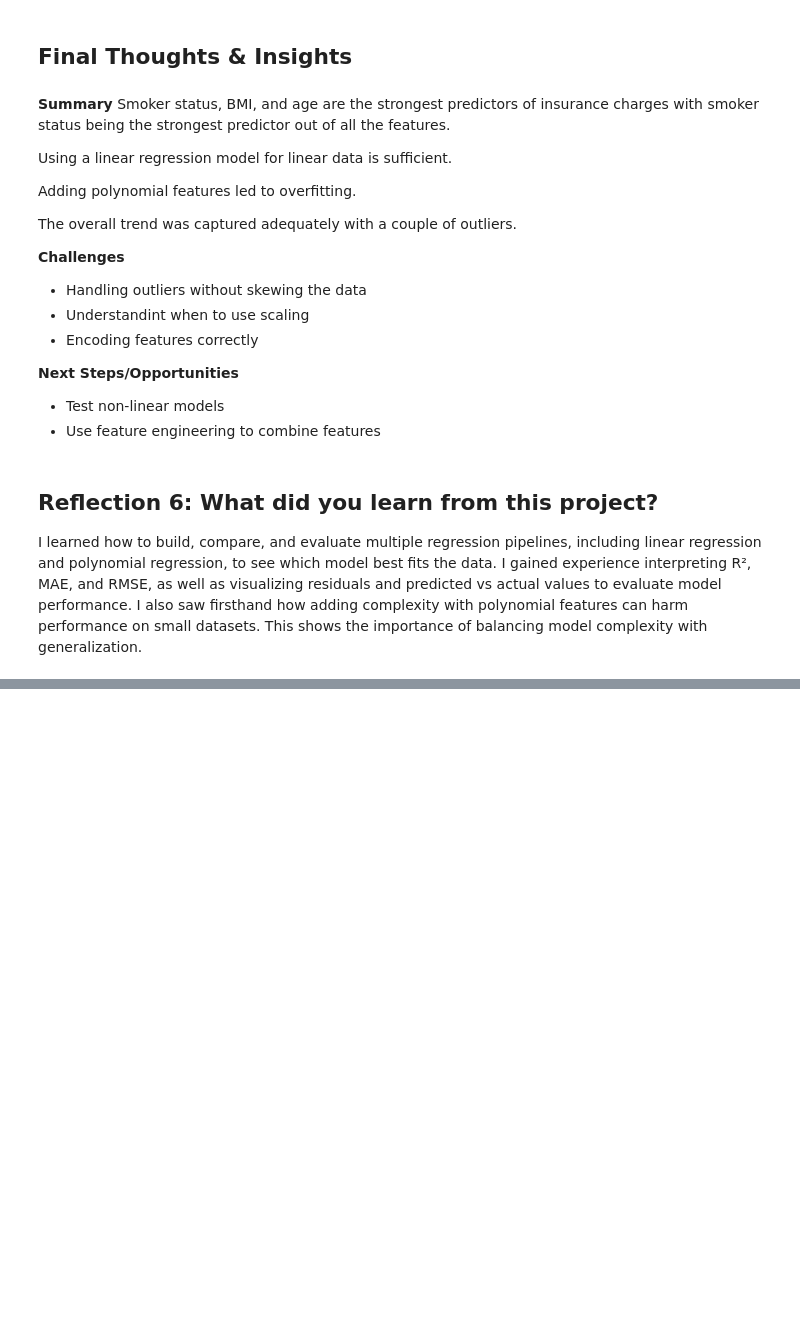
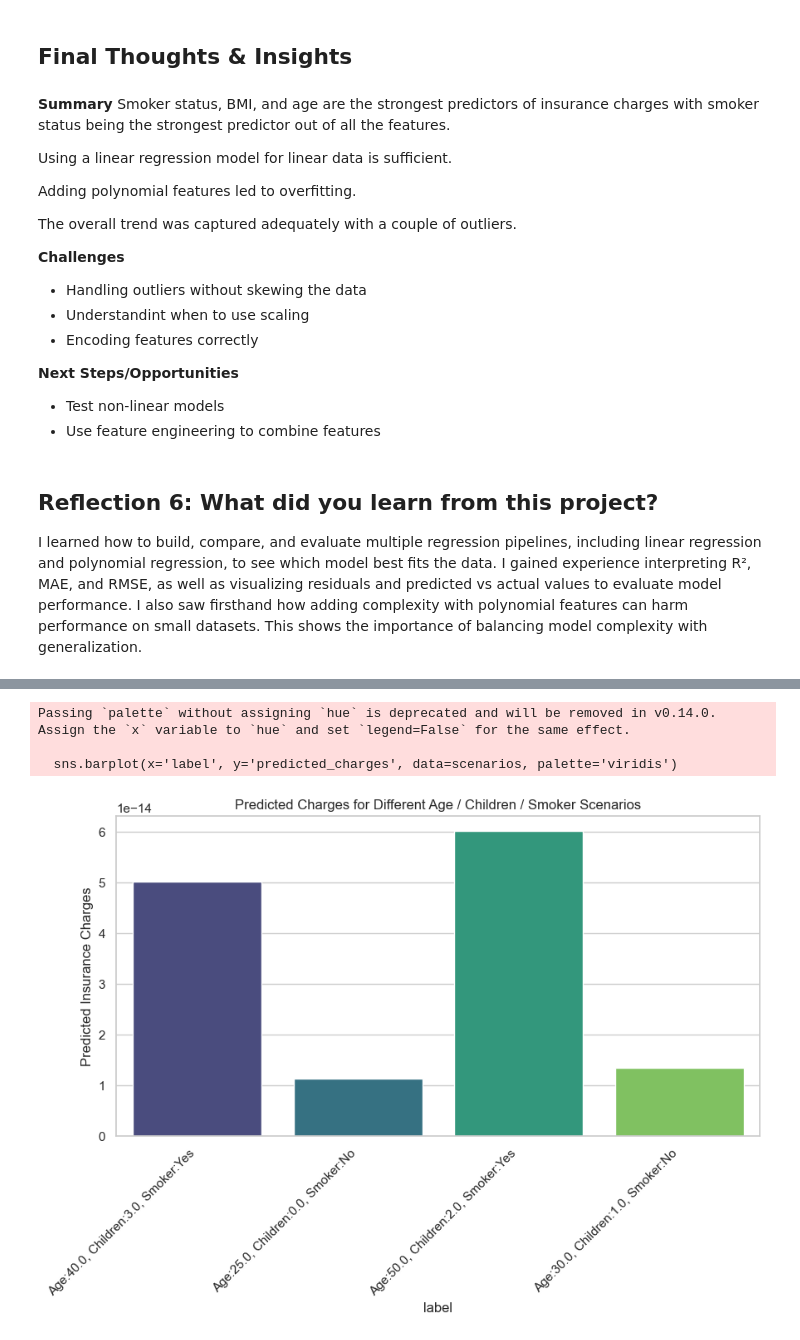
Before and after one commit to LFoster03/ml_regression_foster, a Jupyter notebook: regression_foster.ipynb, the cells around one changed output, grey strips where cells are left out. Cells and saved outputs as stored; diff of their text form; code cells hidden in the pictures; blank space fills up the shorter version.

```diff
--- a/regression_foster.ipynb
+++ b/regression_foster.ipynb
@@ -717,0 +823,62 @@ I learned how to build, compare, and evaluate multiple regression pipelines, inc
+# %%
+# ==========================
+# Scenario Analysis: Age, Children, Smoker Status
+# ==========================
+
+import pandas as pd
+import matplotlib.pyplot as plt
+import seaborn as sns
+from sklearn.preprocessing import StandardScaler
+
+# Define scenarios
+scenarios = pd.DataFrame({
+    'age': [40, 25, 50, 30],
+    'children': [3, 0, 2, 1],
+    'bmi': [28, 25, 30, 27],          # example BMI values
+    'sex_male': [1, 0, 1, 0],         # male=1, female=0
+    'smoker_yes': [1, 0, 1, 0],       # smoker=1, non-smoker=0
+    'region_northwest': [0, 0, 1, 0],
+    'region_southeast': [1, 1, 0, 1],
+    'region_southwest': [0, 0, 0, 0]
+})
+
+# Interaction features (if used in your model)
+scenarios['age_smoker'] = scenarios['age'] * scenarios['smoker_yes']
+scenarios['children_smoker'] = scenarios['children'] * scenarios['smoker_yes']
+scenarios['age_children'] = scenarios['age'] * scenarios['children']
+
+# Scale numeric features that were used in training
+numeric_features = ['age', 'bmi', 'children', 'age_smoker', 'children_smoker', 'age_children']
+scaler_pred = StandardScaler()
+scaler_pred.fit(df_encoded[numeric_features])  # fit on training data
+scenarios_scaled = scenarios.copy()
+scenarios_scaled[numeric_features] = scaler_pred.transform(scenarios[numeric_features])
+
+# Ensure all columns exist and are in the same order as training X
+for col in X.columns:
+    if col not in scenarios_scaled.columns:
+        scenarios_scaled[col] = 0
+scenarios_scaled = scenarios_scaled[X.columns]
+
+# Predict charges
+predicted_charges = model.predict(scenarios_scaled)
+scenarios['predicted_charges'] = predicted_charges
+
+# Create descriptive labels for each scenario
+scenarios['label'] = scenarios.apply(
+    lambda row: f"Age:{row['age']}, Children:{row['children']}, Smoker:{'Yes' if row['smoker_yes']==1 else 'No'}",
+    axis=1
+)
+
+# Visualize with descriptive labels
+plt.figure(figsize=(10,5))
+sns.barplot(x='label', y='predicted_charges', data=scenarios, palette='viridis')
+plt.xticks(rotation=45, ha='right')
+plt.ylabel("Predicted Insurance Charges")
+plt.title("Predicted Charges for Different Age / Children / Smoker Scenarios")
+plt.show()
+# %% [output]
+Passing `palette` without assigning `hue` is deprecated and will be removed in v0.14.0. Assign the `x` variable to `hue` and set `legend=False` for the same effect.
+
+  sns.barplot(x='label', y='predicted_charges', data=scenarios, palette='viridis')
+[figure, added]
```
Also changed, not shown: parts of 4 cells of this notebook.
